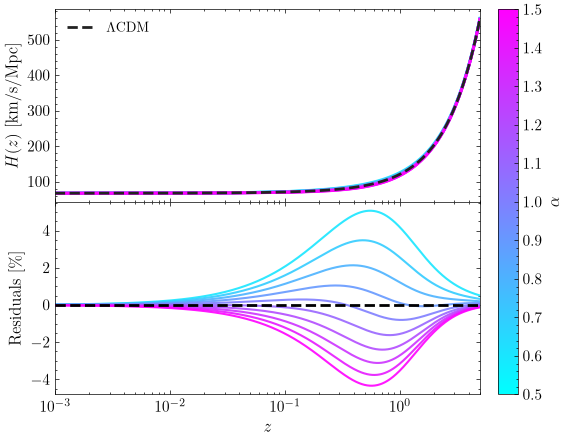
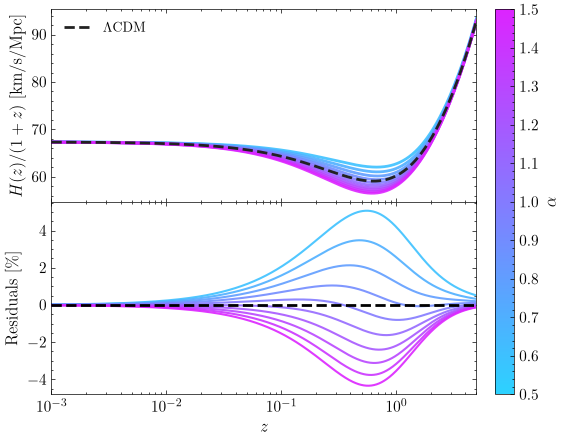
The notebook cell's code change between the first figure and the second:
--- before
+++ after
@@ -6,5 +6,5 @@
 fig, (ax, axr) = plt.subplots(2, 1, figsize=(6, 5), sharex=True,
                               gridspec_kw={'height_ratios': [1, 1], 'hspace': 0})
-ax.plot(z_plot, Hl, color=LCDM_COLOR, lw=2.,
+ax.plot(z_plot, Hl / (z_plot + 1), color=LCDM_COLOR, lw=2.,
         ls='--', label=r'$\Lambda$CDM', zorder=10)
 axr.axhline(0, color='k', lw=2, ls='--', zorder=10)
@@ -17,8 +17,8 @@
     z_g, H_g = bg_sorted(bg_grea[at], 'H [1/Mpc]')
     Hg = np.interp(z_plot, z_g, H_g) * _C_KMS
-    ax.plot(z_plot, Hg, color=col, lw=2, alpha=0.9)
+    ax.plot(z_plot, Hg/(z_plot + 1), color=col, lw=2, alpha=0.9)
     axr.plot(z_plot, (Hg/Hl - 1.) * 100, color=col, lw=1.5, alpha=0.9)
 
-ax.set_ylabel(r'$H(z)$  [km/s/Mpc]')
+ax.set_ylabel(r'$H(z)/(1+z)$  [km/s/Mpc]')
 ax.set_xscale('log')
 
@@ -26,5 +26,5 @@
 ax.legend(loc='upper left')
 axr.set_ylabel(r'$H_{\rm GREA}/H_{\Lambda {\rm CDM}} - 1$')
-axr.set_ylabel(r'Residuals [\%]')
+axr.set_ylabel(r'Residual [\%]')
 axr.set_xlabel('$z$')
 add_alpha_colorbar(fig, (axr, ax))

Commit: added new notebook for figures